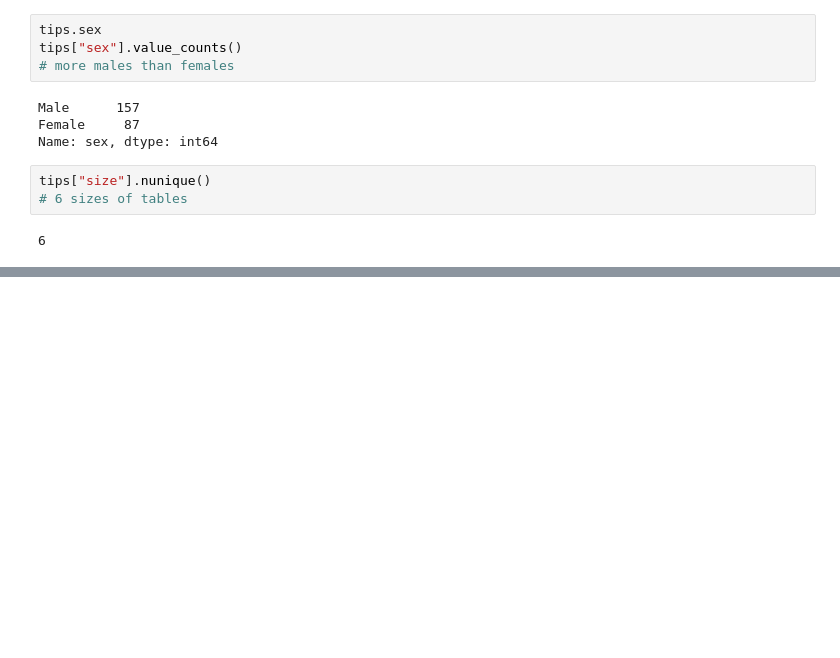
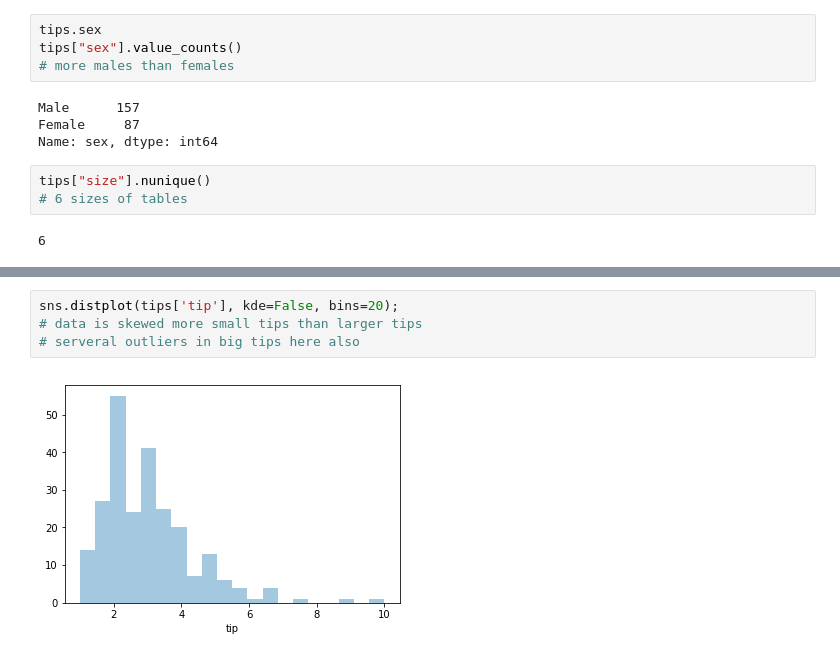
Before and after one commit to zoecahill1/fundamentals-project, a Jupyter notebook: tips-dataset.ipynb, the cells around one changed output, grey strips where cells are left out. Cells and saved outputs as stored; diff of their text form; blank space fills up the shorter version.

```diff
--- a/tips-dataset.ipynb
+++ b/tips-dataset.ipynb
@@ -116,0 +210,6 @@ tips["size"].nunique()
+# %%
+sns.distplot(tips['tip'], kde=False, bins=20);
+# data is skewed more small tips than larger tips
+# serveral outliers in big tips here also
+# %% [output]
+[figure, added]
```
Also changed, not shown: parts of 35 cells of this notebook.
